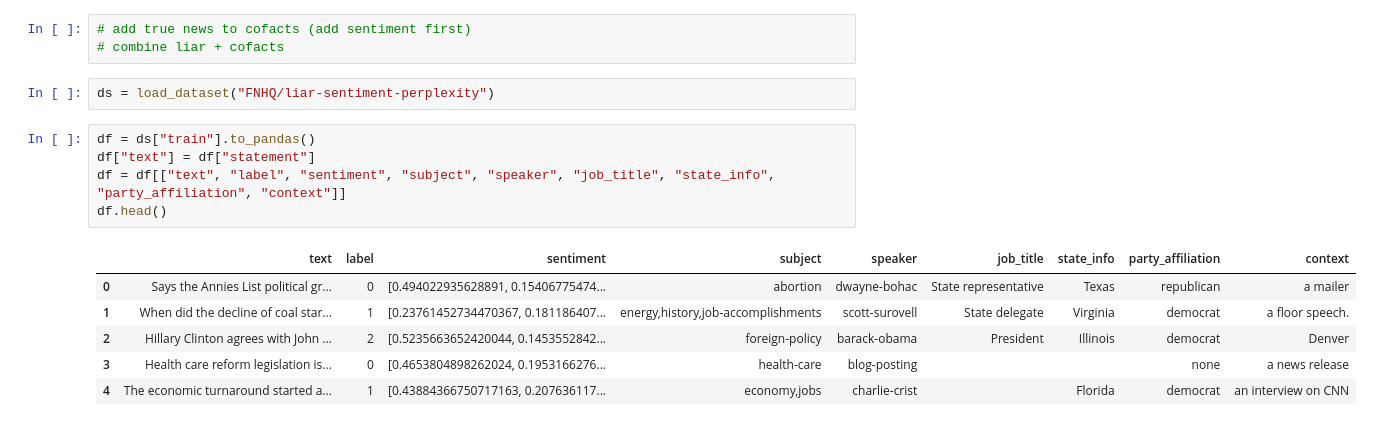
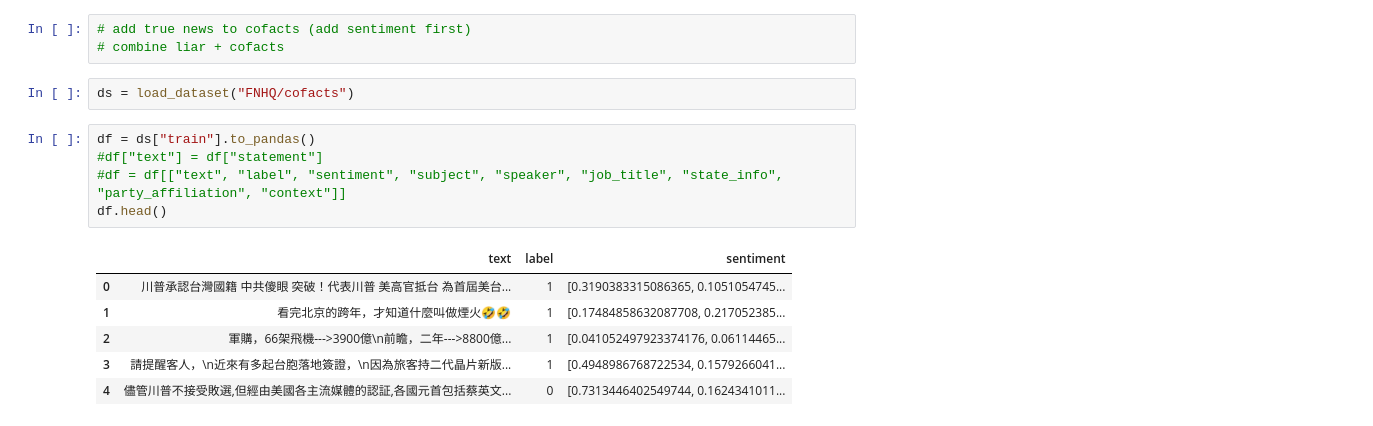
Before and after one commit to WilliamPLaCroix/NN-SoftP, a Jupyter notebook: data_preprocessing.ipynb, the cells around one changed output. Saved outputs shown, nothing was run; the diff lists cells and outputs as text.

```diff
--- a/data_preprocessing.ipynb
+++ b/data_preprocessing.ipynb
@@ -613,16 +613,16 @@ CommitInfo(commit_url='https://huggingface.co/datasets/FNHQ/cofacts_liar/commit/
 # add true news to cofacts (add sentiment first)
 # combine liar + cofacts
 # %%
-ds = load_dataset("FNHQ/liar-sentiment-perplexity")
+ds = load_dataset("FNHQ/cofacts")
 # %%
 df = ds["train"].to_pandas()
-df["text"] = df["statement"]
-df = df[["text", "label", "sentiment", "subject", "speaker", "job_title", "state_info", "party_affiliation", "context"]]
+#df["text"] = df["statement"]
+#df = df[["text", "label", "sentiment", "subject", "speaker", "job_title", "state_info", "party_affiliation", "context"]]
 df.head()
 # %% [output]
-|  | text | label | sentiment | subject | speaker | job_title | state_info | party_affiliation | context |
-| 0 | Says the Annies List political gr... | 0 | [0.494022935628891, 0.15406775474... | abortion | dwayne-bohac | State representative | Texas | republican | a mailer |
-| 1 | When did the decline of coal star... | 1 | [0.23761452734470367, 0.181186407... | energy,history,job-accomplishments | scott-surovell | State delegate | Virginia | democrat | a floor speech. |
-| 2 | Hillary Clinton agrees with John ... | 2 | [0.5235663652420044, 0.1453552842... | foreign-policy | barack-obama | President | Illinois | democrat | Denver |
-| 3 | Health care reform legislation is... | 0 | [0.4653804898262024, 0.1953166276... | health-care | blog-posting |  |  | none | a news release |
-| 4 | The economic turnaround started a... | 1 | [0.43884366750717163, 0.207636117... | economy,jobs | charlie-crist |  | Florida | democrat | an interview on CNN |
+|  | text | label | sentiment |
+| 0 | 川普承認台灣國籍 中共傻眼 突破！代表川普 美高官抵台 為首屆美台... | 1 | [0.3190383315086365, 0.1051054745... |
+| 1 | 看完北京的跨年，才知道什麼叫做煙火🤣🤣 | 1 | [0.17484858632087708, 0.217052385... |
+| 2 | 軍購，66架飛機--->3900億\n前瞻，二年--->8800億... | 1 | [0.041052497923374176, 0.06114465... |
+| 3 | 請提醒客人，\n近來有多起台胞落地簽證，\n因為旅客持二代晶片新版... | 1 | [0.4948986768722534, 0.1579266041... |
+| 4 | 儘管川普不接受敗選,但經由美國各主流媒體的認証,各國元首包括蔡英文... | 0 | [0.7313446402549744, 0.1624341011... |
```
Also changed, not shown: 2 other files.
